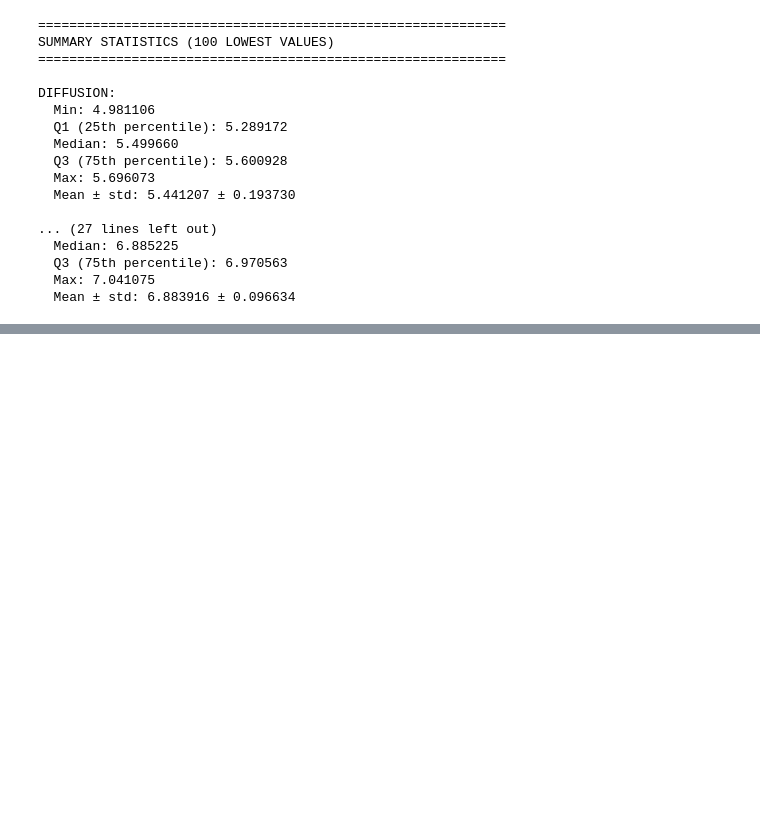
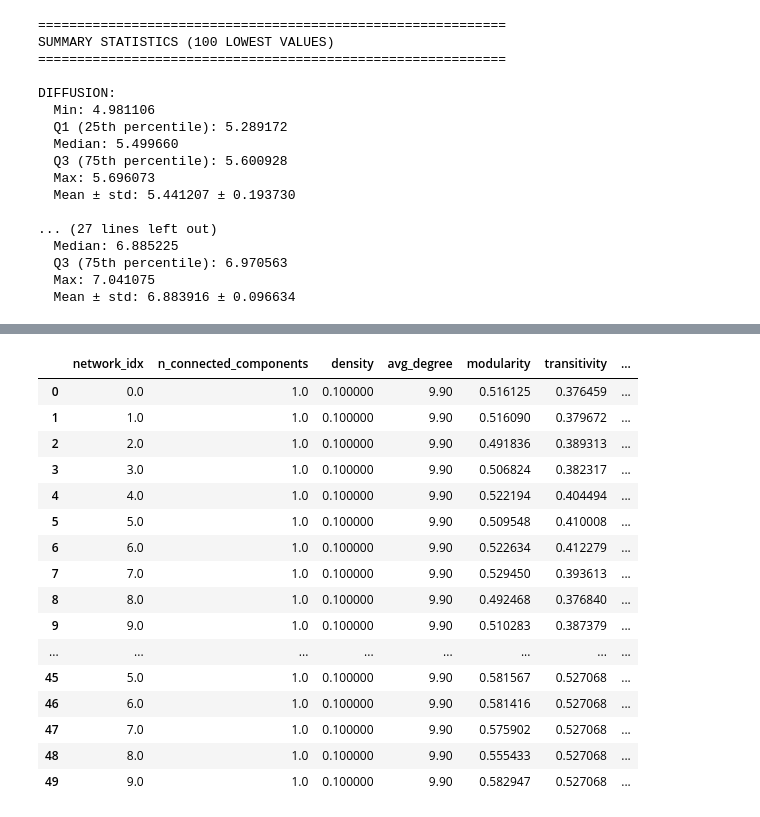
Before and after one commit to ad045/simba, a Jupyter notebook: testing_stuff_2.ipynb, the cells around one changed output, grey strips where cells are left out. Drawn from its saved outputs; the diff is of its cells as text; code cells hidden in the pictures; blank space fills up the shorter version.

```diff
--- a/testing_stuff_2.ipynb
+++ b/testing_stuff_2.ipynb
@@ -255,0 +298,20 @@ DIFFUSION:
+# %%
+huge_df
+# %% [output]
+|  | network_idx | n_connected_components | density | avg_degree | modularity | transitivity | ... |
+| 0 | 0.0 | 1.0 | 0.100000 | 9.90 | 0.516125 | 0.376459 | ... |
+| 1 | 1.0 | 1.0 | 0.100000 | 9.90 | 0.516090 | 0.379672 | ... |
+| 2 | 2.0 | 1.0 | 0.100000 | 9.90 | 0.491836 | 0.389313 | ... |
+| 3 | 3.0 | 1.0 | 0.100000 | 9.90 | 0.506824 | 0.382317 | ... |
+| 4 | 4.0 | 1.0 | 0.100000 | 9.90 | 0.522194 | 0.404494 | ... |
+| 5 | 5.0 | 1.0 | 0.100000 | 9.90 | 0.509548 | 0.410008 | ... |
+| 6 | 6.0 | 1.0 | 0.100000 | 9.90 | 0.522634 | 0.412279 | ... |
+| 7 | 7.0 | 1.0 | 0.100000 | 9.90 | 0.529450 | 0.393613 | ... |
+| 8 | 8.0 | 1.0 | 0.100000 | 9.90 | 0.492468 | 0.376840 | ... |
+| 9 | 9.0 | 1.0 | 0.100000 | 9.90 | 0.510283 | 0.387379 | ... |
+| ... | ... | ... | ... | ... | ... | ... | ... |
+| 45 | 5.0 | 1.0 | 0.100000 | 9.90 | 0.581567 | 0.527068 | ... |
+| 46 | 6.0 | 1.0 | 0.100000 | 9.90 | 0.581416 | 0.527068 | ... |
+| 47 | 7.0 | 1.0 | 0.100000 | 9.90 | 0.575902 | 0.527068 | ... |
+| 48 | 8.0 | 1.0 | 0.100000 | 9.90 | 0.555433 | 0.527068 | ... |
+| 49 | 9.0 | 1.0 | 0.100000 | 9.90 | 0.582947 | 0.527068 | ... |
```
Also changed, not shown: parts of 4 cells of this notebook, 1 other file.
